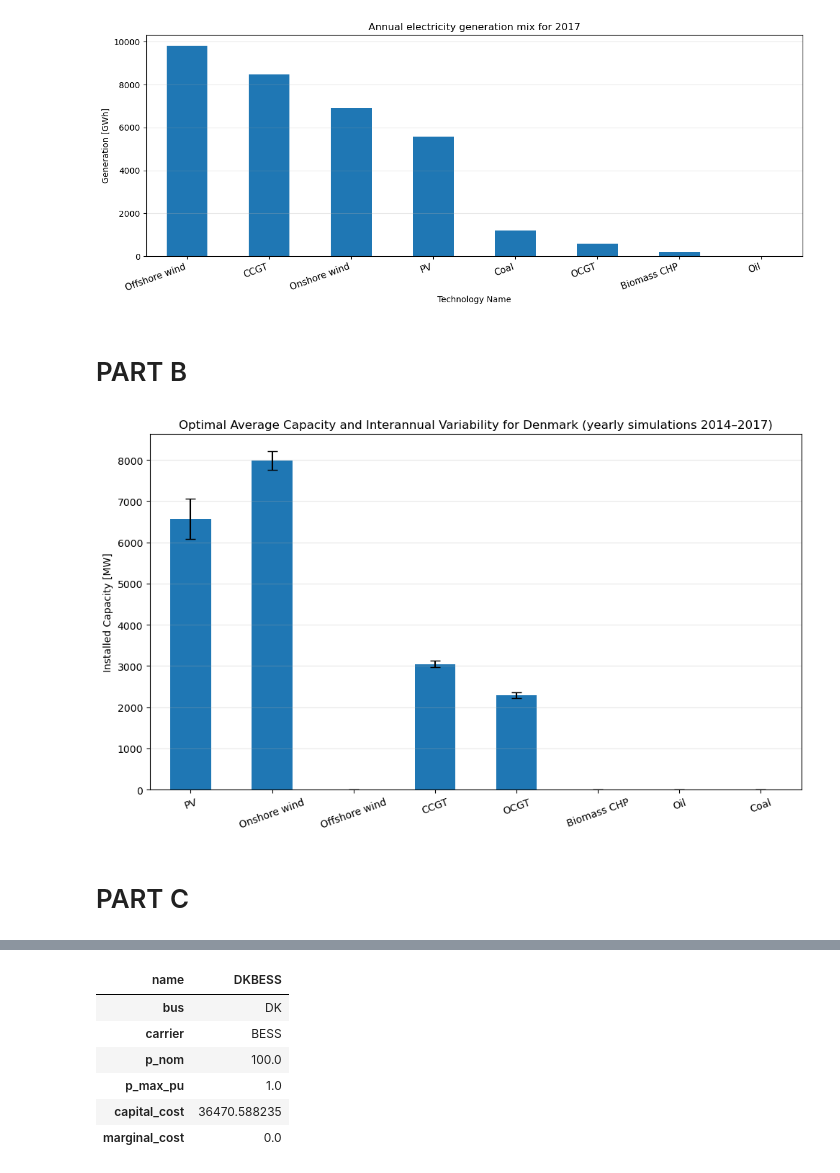
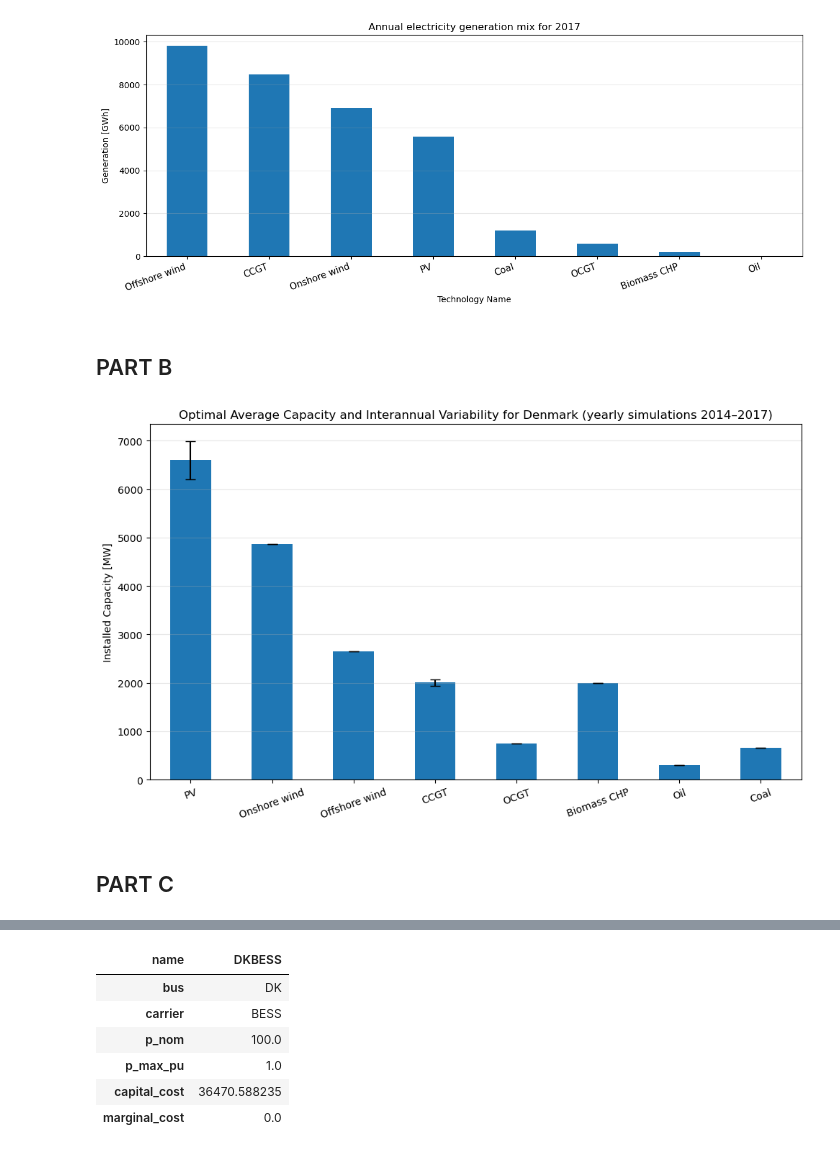
Before and after one commit to martinsiitam/ieg-spring-2026, a Jupyter notebook: martin/project.ipynb, the cells around one changed output, grey strips where cells are left out. Drawn from its saved outputs; the diff is of its cells as text; code cells hidden in the pictures.

```diff
--- a/martin/project.ipynb
+++ b/martin/project.ipynb
@@ -690,77 +694,76 @@ plt.show()
 # %% [output]
 [figure]
 # %% [markdown]
-# PART B
+## PART B
 # %%
 # Results from simulation
-# REDO THIS
 capacity_by_year = pd.DataFrame({
     2014: {
-        "PV": 6508.6,
-        "Onshore wind": 8025.9,
-        "Offshore wind": 0.0,
-        "CCGT": 2967.4,
-        "OCGT": 2229.5,
-        "Biomass CHP": 0.0,
-        "Oil": 0.0,
-        "Coal": 0.0
+        "PV": 6597.2,
+        "Onshore wind": 4860.0,
+        "Offshore wind": 2650.0,
+        "CCGT": 1952.7,
+        "OCGT": 750.0,
+        "Biomass CHP": 2000.0,
+        "Oil": 300.0,
+        "Coal": 650.0,
     },
     2015: {
-        "PV": 6236.6,
-        "Onshore wind": 7897.1,
-        "Offshore wind": 0.0,
-        "CCGT": 3012.6,
-        "OCGT": 2380.4,
-        "Biomass CHP": 0.0,
-        "Oil": 0.0,
-        "Coal": 0.0
+        "PV": 6272.9,
+        "Onshore wind": 4860.0,
+        "Offshore wind": 2650.0,
+        "CCGT": 1938.1,
+        "OCGT": 750.0,
+        "Biomass CHP": 2000.0,
+        "Oil": 300.0,
+        "Coal": 650.0,
     },
     2016: {
-        "PV": 7271.3,
-        "Onshore wind": 7744.9,
-        "Offshore wind": 0.0,
-        "CCGT": 3137.5,
-        "OCGT": 2315.1,
-        "Biomass CHP": 0.0,
-        "Oil": 0.0,
-        "Coal": 0.0
+        "PV": 7153.1,
+        "Onshore wind": 4860.0,
+        "Offshore wind": 2650.0,
+        "CCGT": 2084.2,
+        "OCGT": 750.0,
+        "Biomass CHP": 2000.0,
+        "Oil": 300.0,
+        "Coal": 650.0,
     },
     2017: {
-        "PV": 6248.5,
-        "Onshore wind": 8279.8,
-        "Offshore wind": 0.0,
-        "CCGT": 3076.9,
-        "OCGT": 2244.5,
-        "Biomass CHP": 0.0,
-        "Oil": 0.0,
-        "Coal": 0.0
-    }
+        "PV": 6382.2,
+        "Onshore wind": 4860.0,
+        "Offshore wind": 2650.0,
+        "CCGT": 2033.1,
+        "OCGT": 750.0,
+        "Biomass CHP": 2000.0,
+        "Oil": 300.0,
+        "Coal": 650.0,
+    },
 }).T
 
 mean_capacity = capacity_by_year.mean()
 std_capacity = capacity_by_year.std()
 
 import matplotlib.pyplot as plt
 
 fig, ax = plt.subplots(figsize=(10, 6))
 
 mean_capacity.plot.bar(
     yerr=std_capacity,
     ax=ax,
     capsize=5
 )
 
 ax.set_ylabel("Installed Capacity [MW]")
 ax.set_title("Optimal Average Capacity and Interannual Variability for Denmark (yearly simulations 2014–2017)")
 ax.grid(axis="y", alpha=0.3)
 
 plt.xticks(rotation=20)
 plt.tight_layout()
 plt.show()
 # %% [output]
-[figure, old version]
+[figure, new version]
 # %% [markdown]
-# PART C
+## PART C
 # %%
 # Add battery variables
 battery_lifetime = 17
```
Also changed, not shown: parts of 29 cells of this notebook, 3 other files.
